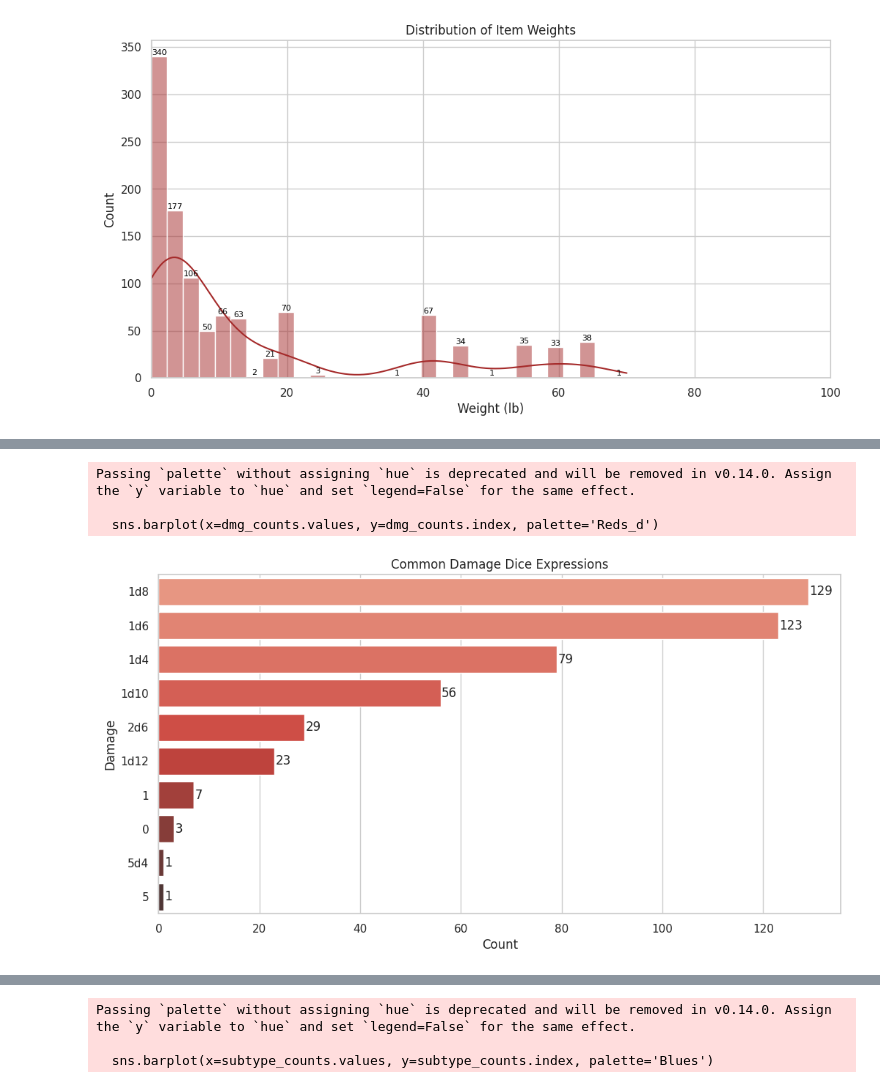
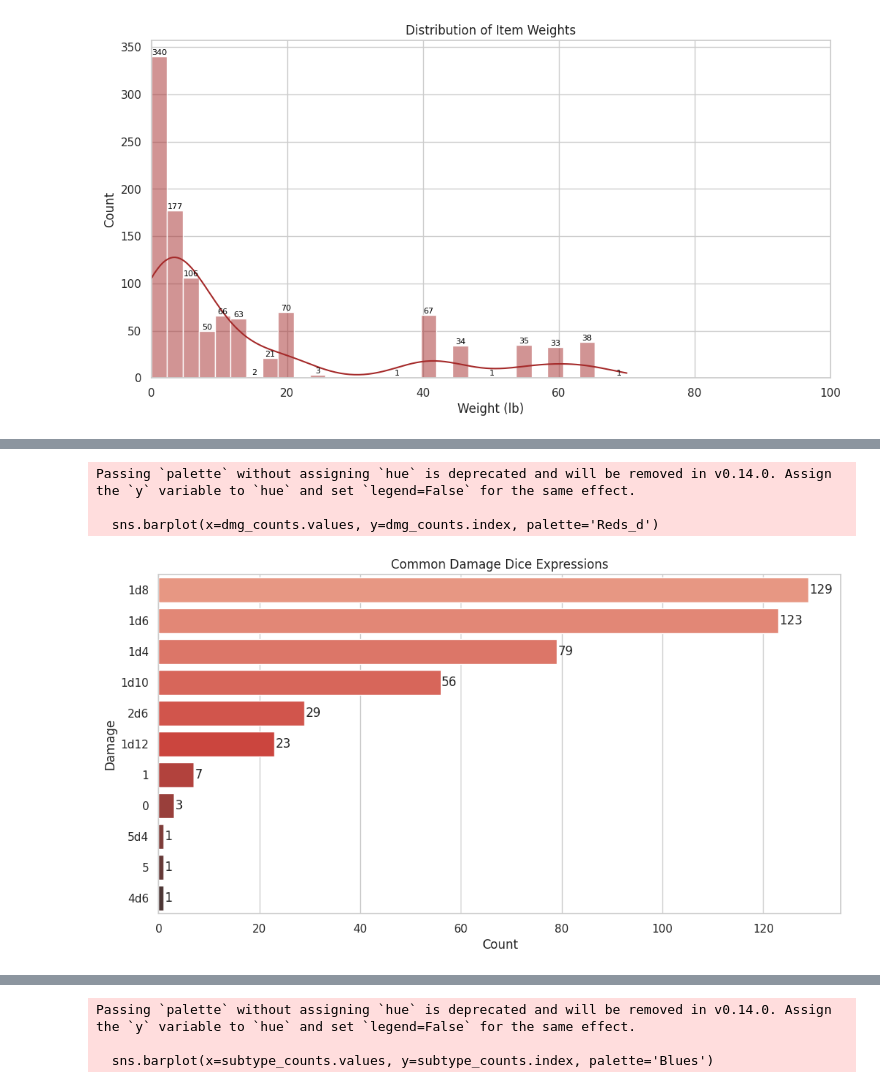
Before and after one commit to baakhoff/research, a Jupyter notebook: notebooks/dnd_research.ipynb, the cells around one changed output, grey strips where cells are left out. Cells and saved outputs as stored; diff of their text form; code cells hidden in the pictures.

```diff
--- a/notebooks/dnd_research.ipynb
+++ b/notebooks/dnd_research.ipynb
@@ -382,7 +707,7 @@ Passing `palette` without assigning `hue` is deprecated and will be removed in v
 # %%
 # Spell School Distribution
 plt.figure(figsize=(12, 6))
-school_counts = spells_df_n['School'].value_counts().head(10)
+school_counts = spells_df_n['School'].value_counts().head(13)
 sns.barplot(x=school_counts.values, y=school_counts.index, palette='magma')
 plt.title('Top Magic Schools')
 plt.xlabel('Count')
@@ -411,14 +736,3 @@ Passing `palette` without assigning `hue` is deprecated and will be removed in v
 
   sns.barplot(x=time_counts.values, y=time_counts.index, palette='rocket')
 [figure]
-# %%
-# Range Distribution
-plt.figure(figsize=(12, 6))
-range_counts = spells_df_n['data-RangeAoe'].dropna().value_counts().head(10)
-sns.barplot(x=range_counts.values, y=range_counts.index, palette='crest')
-plt.title('Top 10 Most Common Ranges')
-plt.xlabel('Count')
-plt.ylabel('Range')
-for i, v in enumerate(range_counts.values):
-    plt.text(v + 1, i, str(v), va='center', ha='left')
-plt.show()
@@ -635,16 +1006,16 @@ plt.show()
 # %%
 # Damage Dice Distribution (Top 10)
 plt.figure(figsize=(12, 6))
-dmg_counts = items_df_n['Damage'].dropna().value_counts().head(10)
+dmg_counts = items_df_n['Damage'].dropna().value_counts()
 sns.barplot(x=dmg_counts.values, y=dmg_counts.index, palette='Reds_d')
 plt.title('Common Damage Dice Expressions')
 plt.xlabel('Count')
 plt.ylabel('Damage')
 for i, v in enumerate(dmg_counts.values):
     plt.text(v + 0.2, i, str(v), va='center', ha='left')
 plt.show()
 # %% [output]
 Passing `palette` without assigning `hue` is deprecated and will be removed in v0.14.0. Assign the `y` variable to `hue` and set `legend=False` for the same effect.
 
   sns.barplot(x=dmg_counts.values, y=dmg_counts.index, palette='Reds_d')
-[figure, old version]
+[figure, new version]
```
Also changed, not shown: parts of 31 cells of this notebook.
